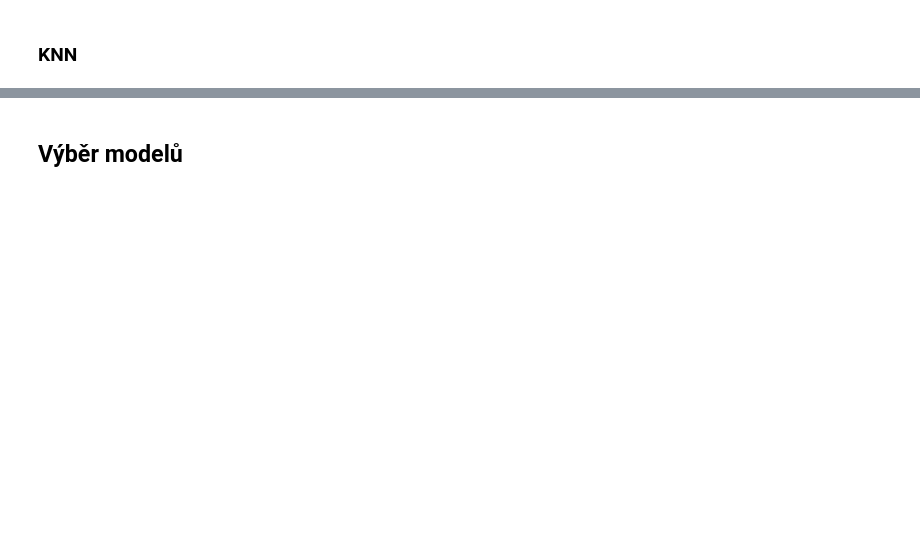
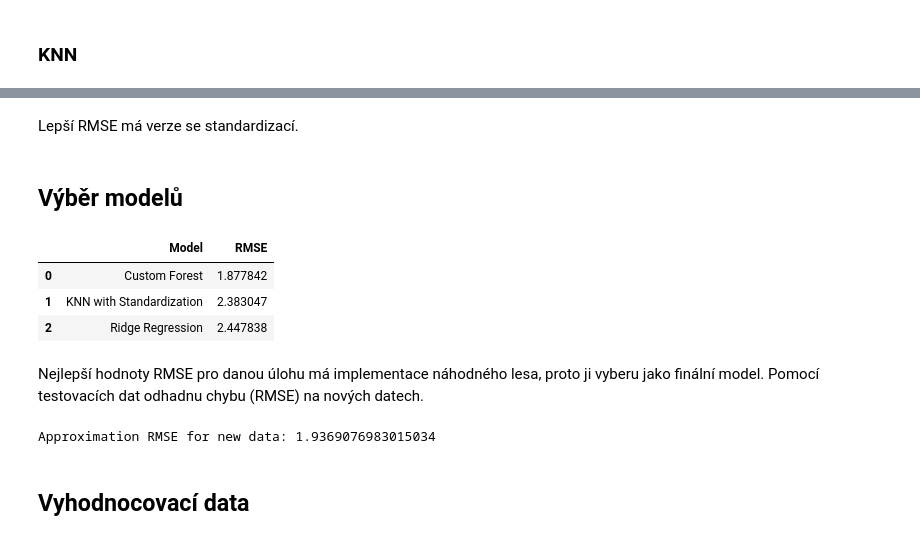
Before and after one commit to andyska09/Machine-Learning-Homework, a Jupyter notebook: 02/solution.ipynb, the cells around one changed output, grey strips where cells are left out. Saved outputs shown, nothing was run; the diff lists cells and outputs as text; code cells hidden in the pictures; blank space fills up the shorter version.

Commit message:
hw02: added more models, eval data

```diff
--- a/02/solution.ipynb
+++ b/02/solution.ipynb
@@ -496,0 +474,8 @@ Validační MAE: 15.94694
+# %%
+param_grid = {
+    'n_estimators': range(5, 40, 5),
+    'max_depth': range(1, 12),
+    'max_samples': [0.5, 0.7, 1.0]
+}
+
+custom_forest = train_model(param_grid, Xtrain_t, ytrain, Xval_t, yval, CustomRandomForest, rd_seed)
@@ -539,0 +505,25 @@ class CustomRandomForest:
+# %%
+def pipeline_KNN(train_df, val_df, test_df, scaler=StandardScaler()):
+    datasets = [train_df, val_df, test_df]
+    for i in range(len(datasets)):
+        datasets[i] = preprocess_data(datasets[i], ['Country'], True)
+    train_df, val_df, test_df = datasets
+    train_df, val_df, test_df = scale_data(train_df, val_df, test_df, scaler)
+    return train_df, val_df, test_df
+# %%
+Xtrain, ytrain, Xval, yval, Xtest, ytest = splitData(forest_data, 'Life expectancy')
+
+Xtrain_sk, Xval_sk, Xtest_sk = pipeline_KNN(Xtrain, Xval, Xtest, StandardScaler())
+Xtrain_mk, Xval_mk, Xtest_mk = pipeline_KNN(Xtrain, Xval, Xtest, MinMaxScaler())
+# %%
+warnings.simplefilter(action='ignore', category=FutureWarning)
+
+param_grid = {
+    "n_neighbors": range(1, 30),
+    "weights": ["distance", "uniform"],
+    "p": range(1,4),
+    "metric": ["chebyshev", "minkowski"]
+}
+
+KNN_standard = train_model(param_grid, Xtrain_sk, ytrain, Xval_sk, yval, KNeighborsRegressor)
+KNN_minmax = train_model(param_grid, Xtrain_mk, ytrain, Xval_mk, yval, KNeighborsRegressor)
@@ -540,2 +537,25 @@ class CustomRandomForest:
+# %% [markdown]
+Lepší RMSE má verze se standardizací.
 # %% [markdown]
 ## Výběr modelů
+# %%
+model_RMSE = []
+model_RMSE.append(['Custom Forest', np.sqrt(mean_squared_error(yval, custom_forest.predict(Xval_t)))])
+model_RMSE.append(['KNN with Standardization', np.sqrt(mean_squared_error(yval, KNN_standard.predict(Xval_sk)))])
+model_RMSE.append(['Ridge Regression', np.sqrt(mean_squared_error(yval, clf_opt_ridge.predict(Xval_sc)))])
+
+model_RMSE_df = pd.DataFrame(model_RMSE, columns=['Model', 'RMSE'])
+display(model_RMSE_df)
+# %% [output]
+|  | Model | RMSE |
+| 0 | Custom Forest | 1.877842 |
+| 1 | KNN with Standardization | 2.383047 |
+| 2 | Ridge Regression | 2.447838 |
+# %% [markdown]
+Nejlepší hodnoty RMSE pro danou úlohu má implementace náhodného lesa, proto ji vyberu jako finální model. Pomocí testovacích dat odhadnu chybu (RMSE) na nových datech.
+# %%
+print(f'Approximation RMSE for new data: {np.sqrt(mean_squared_error(ytest, custom_forest.predict(Xtest_t)))}')
+# %% [output]
+Approximation RMSE for new data: 1.9369076983015034
+# %% [markdown]
+## Vyhodnocovací data
```
Also changed, not shown: parts of 31 cells of this notebook.
